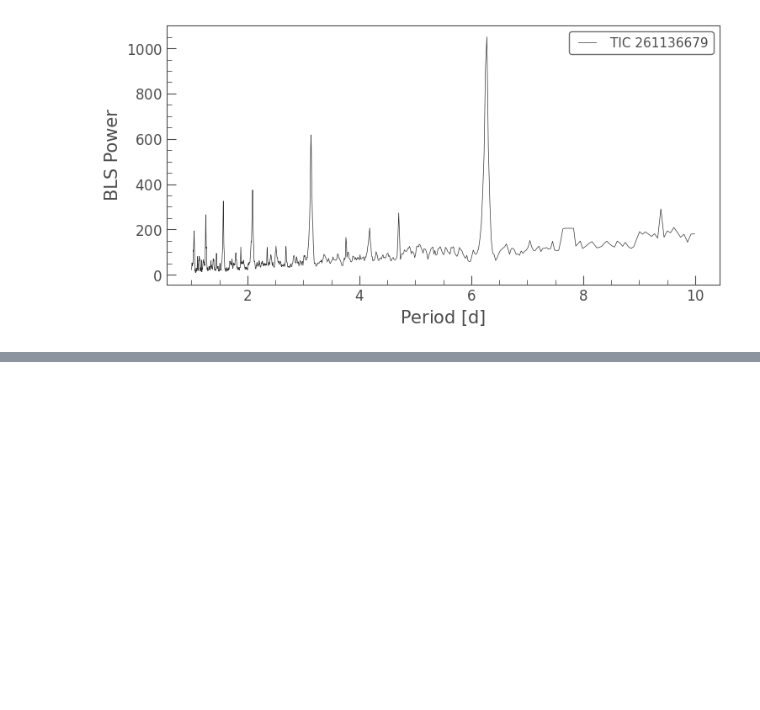
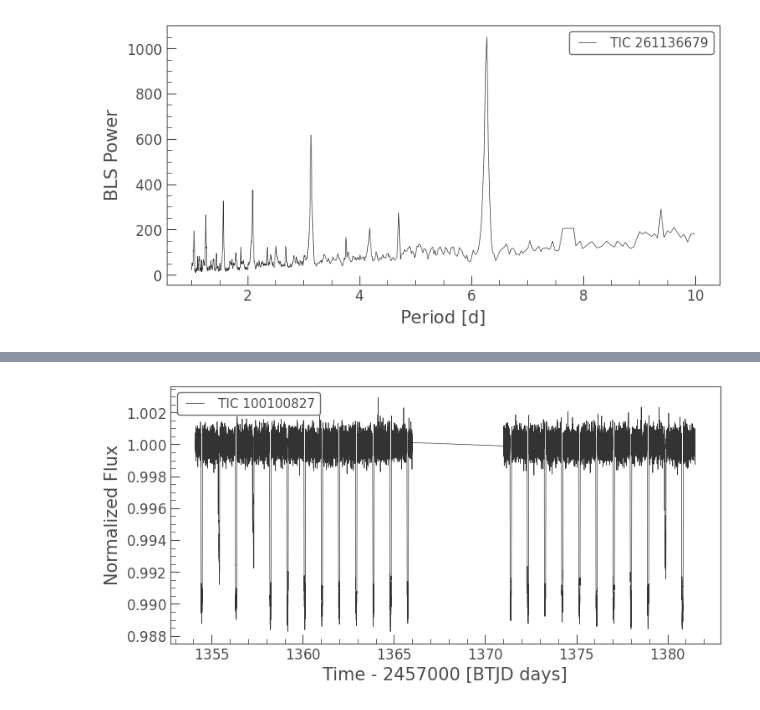
Before and after one commit to lorddarthroro/TESS-Exoplanet-Transit-Detection-Using-Light-Curve-Analysis, a Jupyter notebook: tess_exoplanet_transit_detection.ipynb, the cells around one changed output, grey strips where cells are left out. Saved outputs shown, nothing was run; the diff lists cells and outputs as text; code cells hidden in the pictures; blank space fills up the shorter version.

```diff
--- a/tess_exoplanet_transit_detection.ipynb
+++ b/tess_exoplanet_transit_detection.ipynb
@@ -77,0 +102,11 @@ plt.show()
+# %%
+# Remove unstable observation region
+filtered_lc = lc_flat[
+    ~((lc_flat.time.value >= 1366) &
+      (lc_flat.time.value <= 1371))
+]
+
+filtered_lc.plot()
+plt.show()
+# %% [output]
+[figure, added]
```
Also changed, not shown: parts of 7 cells of this notebook.
